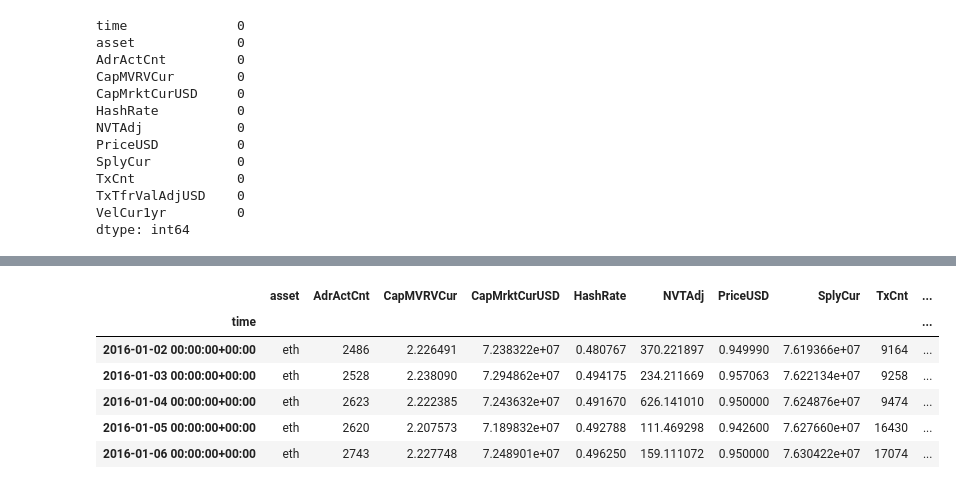
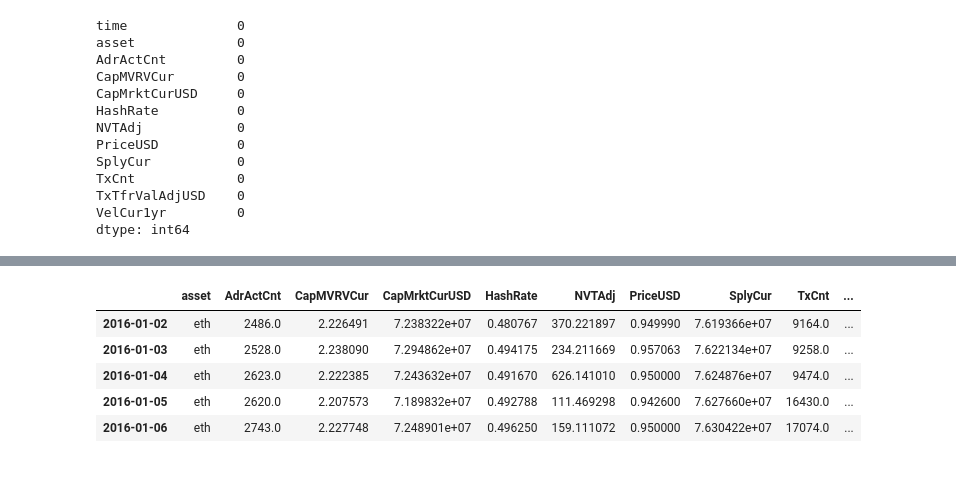
Before and after one commit to dbogatic/crypto-analysis, a Jupyter notebook: eth_price_direction.ipynb, the cells around one changed output, grey strips where cells are left out. Saved outputs shown, nothing was run; the diff lists cells and outputs as text; code cells hidden in the pictures.

```diff
--- a/eth_price_direction.ipynb
+++ b/eth_price_direction.ipynb
@@ -27,0 +28,9 @@ eth_google_trends = pd.read_csv('/Users/draganbogatic/Documents/Fin_Tech/crypto-
+# %%
+# Read in combined ETH Google trends data
+eth_google_trends = pd.read_csv('/Users/draganbogatic/Documents/Fin_Tech/crypto-analysis/resources/eth_google_trends/eth_trends_combined.csv', parse_dates=True)
+eth_google_trends.reset_index(inplace=True)
+eth_google_trends.rename(columns={'date':'time', 'ethereum':'ETH_Trends'},inplace=True)
+eth_google_trends = eth_google_trends.drop(columns='index')
+eth_google_trends['time'] = pd.to_datetime(eth_google_trends['time']).dt.date
+eth_google_trends = eth_google_trends.set_index('time')
+eth_google_trends.head()
@@ -59,0 +66,5 @@ combined_df.head()
+# %%
+# Remove timestamp in time column
+combined_df['time'] = pd.to_datetime(combined_df['time']).dt.date
+combined_df = combined_df.set_index('time')
+combined_df.head()
@@ -59,0 +79,5 @@ combined_df.head()
+# %%
+# Concat metrics and google trends data
+combined_df = pd.concat([combined_df,eth_google_trends],axis=1)
+combined_df =combined_df.dropna()
+combined_df.head()
@@ -84,16 +115,18 @@ combined_df['Daily_Return'] = combined_df['PriceUSD'].pct_change()
 # %%
 # Construct the dependent variable where if daily return is greater than 0, then 1, else, 0.
 combined_df['Positive_Return'] = np.where(combined_df['Daily_Return'] > 0, 1.0, 0.0)
 
 combined_df = combined_df.dropna()
+
+# Convert date to str to set test and train windows
+combined_df.index = pd.to_datetime(combined_df.index, format = '%Y/%m/%d')
 combined_df.head()
 # %% [output]
 |  | asset | AdrActCnt | CapMVRVCur | CapMrktCurUSD | HashRate | NVTAdj | PriceUSD | SplyCur | TxCnt | ... |
-| time |  |  |  |  |  |  |  |  |  | ... |
-| 2016-01-02 00:00:00+00:00 | eth | 2486 | 2.226491 | 7.238322e+07 | 0.480767 | 370.221897 | 0.949990 | 7.619366e+07 | 9164 | ... |
-| 2016-01-03 00:00:00+00:00 | eth | 2528 | 2.238090 | 7.294862e+07 | 0.494175 | 234.211669 | 0.957063 | 7.622134e+07 | 9258 | ... |
-| 2016-01-04 00:00:00+00:00 | eth | 2623 | 2.222385 | 7.243632e+07 | 0.491670 | 626.141010 | 0.950000 | 7.624876e+07 | 9474 | ... |
-| 2016-01-05 00:00:00+00:00 | eth | 2620 | 2.207573 | 7.189832e+07 | 0.492788 | 111.469298 | 0.942600 | 7.627660e+07 | 16430 | ... |
-| 2016-01-06 00:00:00+00:00 | eth | 2743 | 2.227748 | 7.248901e+07 | 0.496250 | 159.111072 | 0.950000 | 7.630422e+07 | 17074 | ... |
+| 2016-01-02 | eth | 2486.0 | 2.226491 | 7.238322e+07 | 0.480767 | 370.221897 | 0.949990 | 7.619366e+07 | 9164.0 | ... |
+| 2016-01-03 | eth | 2528.0 | 2.238090 | 7.294862e+07 | 0.494175 | 234.211669 | 0.957063 | 7.622134e+07 | 9258.0 | ... |
+| 2016-01-04 | eth | 2623.0 | 2.222385 | 7.243632e+07 | 0.491670 | 626.141010 | 0.950000 | 7.624876e+07 | 9474.0 | ... |
+| 2016-01-05 | eth | 2620.0 | 2.207573 | 7.189832e+07 | 0.492788 | 111.469298 | 0.942600 | 7.627660e+07 | 16430.0 | ... |
+| 2016-01-06 | eth | 2743.0 | 2.227748 | 7.248901e+07 | 0.496250 | 159.111072 | 0.950000 | 7.630422e+07 | 17074.0 | ... |
 # %%
 # Select model features and timeframe for train data
```
Also changed, not shown: parts of 15 cells of this notebook, 2 other files.
